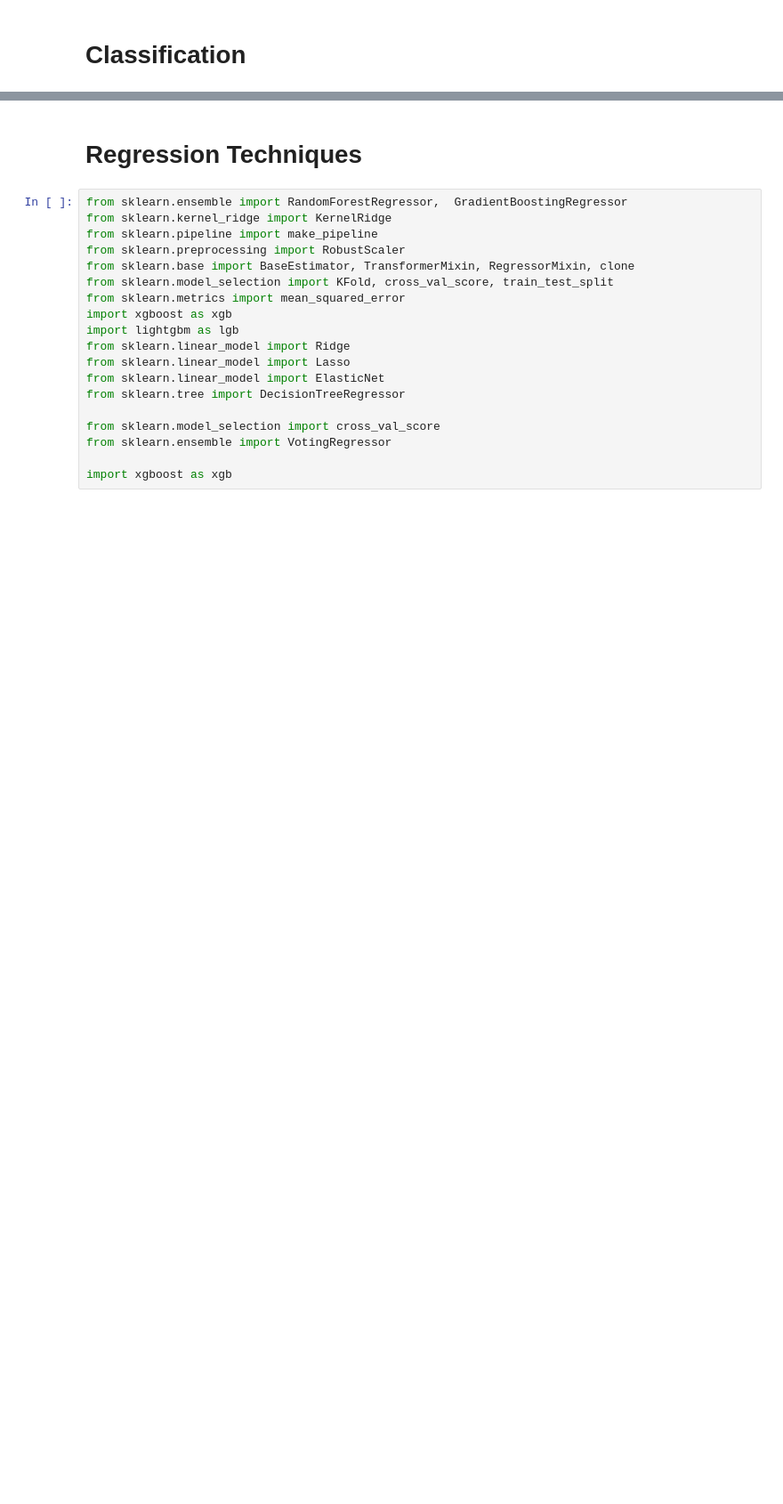
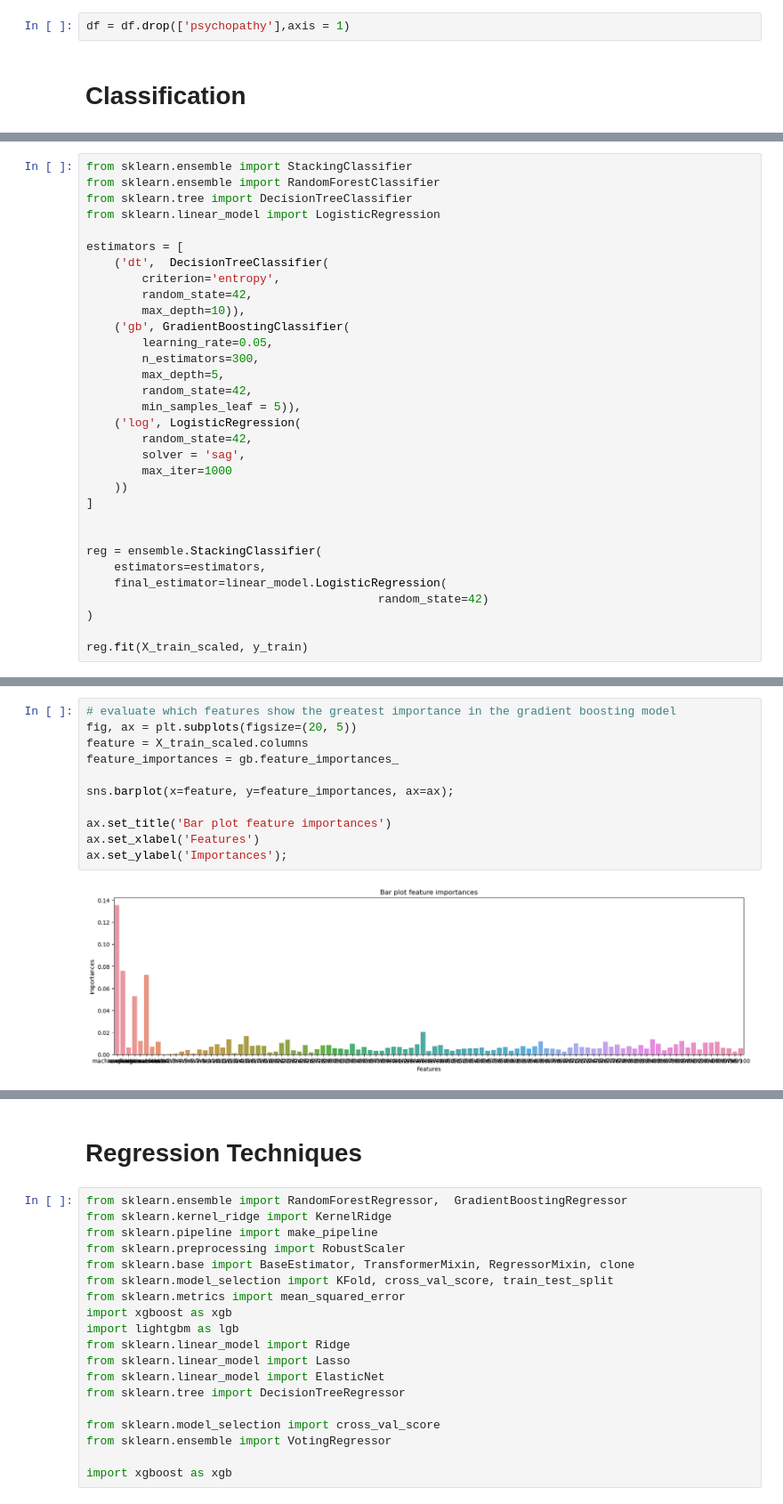
Before and after one commit to annamalkova8/Kaggle, a Jupyter notebook: psychopathy-prediction-my-vers.ipynb, the cells around one changed output, grey strips where cells are left out. Shown at 89% size. Cells and saved outputs as stored; diff of their text form; blank space fills up the shorter version.

Commit message:
Kaggle Notebook | Psychopathy Prediction_my vers | Version 4

```diff
--- a/psychopathy-prediction-my-vers.ipynb
+++ b/psychopathy-prediction-my-vers.ipynb
@@ -156,2 +165,4 @@ Series([], dtype: float64)
+# %%
+df = df.drop(['psychopathy'],axis = 1)
 # %% [markdown]
 # Classification
@@ -185,0 +361,32 @@ ValueError: could not convert string to float: 'TRUE'
+# %%
+from sklearn.ensemble import StackingClassifier
+from sklearn.ensemble import RandomForestClassifier
+from sklearn.tree import DecisionTreeClassifier
+from sklearn.linear_model import LogisticRegression
+
+estimators = [
+    ('dt',  DecisionTreeClassifier(
+        criterion='entropy',
+        random_state=42,
+        max_depth=10)),
+    ('gb', GradientBoostingClassifier(
+        learning_rate=0.05,
+        n_estimators=300,
+        max_depth=5,
+        random_state=42,
+        min_samples_leaf = 5)),
+    ('log', LogisticRegression(
+        random_state=42,
+        solver = 'sag',
+        max_iter=1000
+    ))
+]
+
+
+reg = ensemble.StackingClassifier(
+    estimators=estimators,
+    final_estimator=linear_model.LogisticRegression(
+                                          random_state=42)
+)
+
+reg.fit(X_train_scaled, y_train)
@@ -185,0 +422,13 @@ ValueError: could not convert string to float: 'TRUE'
+# %%
+# evaluate which features show the greatest importance in the gradient boosting model
+fig, ax = plt.subplots(figsize=(20, 5))
+feature = X_train_scaled.columns
+feature_importances = gb.feature_importances_
+
+sns.barplot(x=feature, y=feature_importances, ax=ax);
+
+ax.set_title('Bar plot feature importances')
+ax.set_xlabel('Features')
+ax.set_ylabel('Importances');
+# %% [output]
+[figure, added]
```
Also changed, not shown: parts of 22 cells of this notebook.
